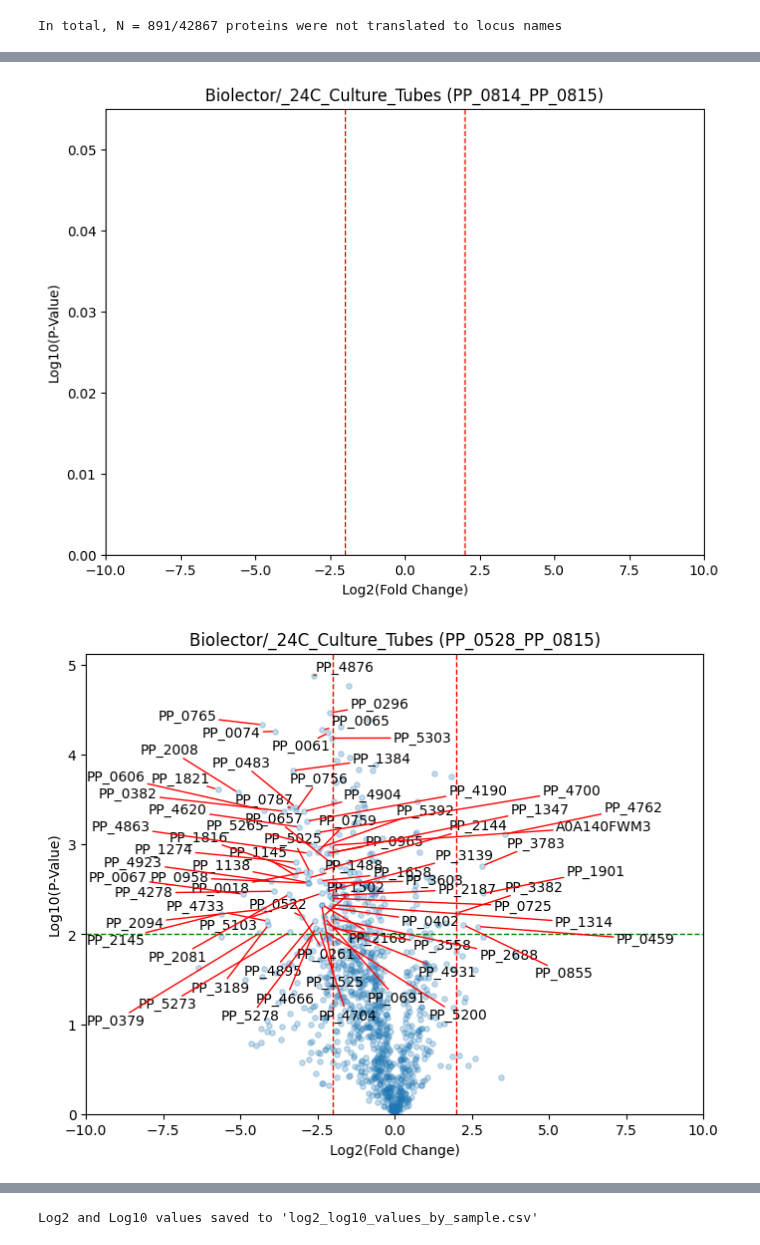
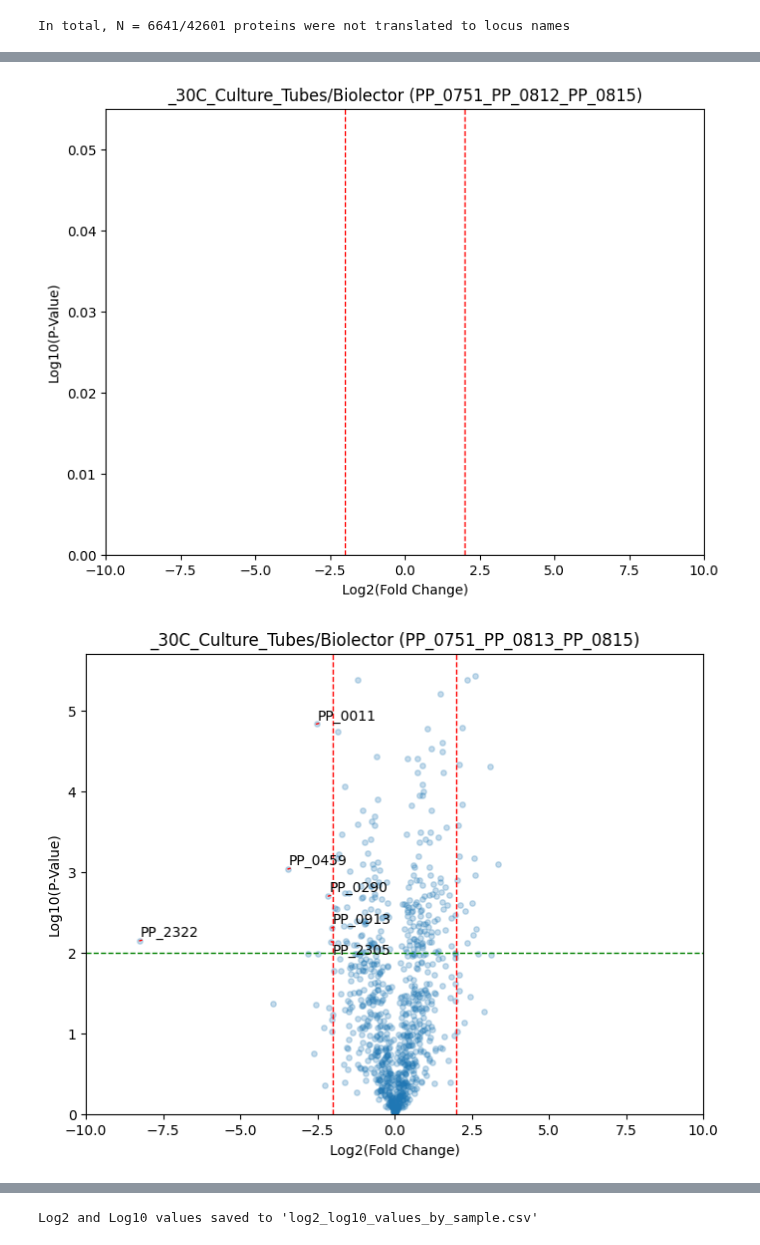
Before and after one commit to JBEI/Isoprenol_CRISPRi, a Jupyter notebook: 241212_CRISPRi_CTs/241212_CT_CRISPRi_Volcanos.ipynb, the cells around one changed output, grey strips where cells are left out. Cells and saved outputs as stored; diff of their text form; code cells hidden in the pictures.

```diff
--- a/241212_CRISPRi_CTs/241212_CT_CRISPRi_Volcanos.ipynb
+++ b/241212_CRISPRi_CTs/241212_CT_CRISPRi_Volcanos.ipynb
@@ -6,63 +6,63 @@ import numpy as np
 import matplotlib.pyplot as plt
 from scipy.stats import ttest_ind
 from adjustText import adjust_text
-
+#_filter=0.005
 # Load the data files
-_24C_Culture_Tubes = pd.read_csv('241212_24C.csv')  # Replace with your actual file names
-Biolector = pd.read_csv('241212_Biolector_PCK_pooledcontrols.csv')
+_30C_Culture_Tubes = pd.read_csv('241212_30C_filter.csv')  # Replace with your actual file names
+Biolector = pd.read_csv('241212_Biolector_PCK_pooledcontrols_filter.csv')
 name_df = pd.read_csv('proteomics_id_translator_240305.csv')  # Assuming a file with 'original' and 'locus' columns
-# %%
-# Step 1: Translate Protein.Group names to locus
-translator_dict = {}
-nontranslated = 0
-for orig_label in _24C_Culture_Tubes['Protein.Group']:
-    matching_idx = name_df['original'].str.contains(orig_label, regex=False)
-    if sum(matching_idx) == 1:
-        translator_dict[orig_label] = name_df.loc[matching_idx, 'locus'].values[0]
-    else:
-        translator_dict[orig_label] = orig_label  # Keep the original name if no match
-        nontranslated += 1
-print(f"In total, N = {nontranslated}/{len(_24C_Culture_Tubes['Protein.Group'])} proteins were not translated to locus names")
-
-# Apply the translation to both files
-_24C_Culture_Tubes['Protein.Group'] = _24C_Culture_Tubes['Protein.Group'].map(translator_dict)
-Biolector['Protein.Group'] = Biolector['Protein.Group'].map(translator_dict)
-# %% [output]
-In total, N = 891/42867 proteins were not translated to locus names
+# %%
+# Step 1: Translate Protein.Group names to locus
+translator_dict = {}
+nontranslated = 0
+for orig_label in _30C_Culture_Tubes['Protein.Group']:
+    matching_idx = name_df['original'].str.contains(orig_label, regex=False)
+    if sum(matching_idx) == 1:
+        translator_dict[orig_label] = name_df.loc[matching_idx, 'locus'].values[0]
+    else:
+        translator_dict[orig_label] = orig_label
+        nontranslated += 1
+print(f"In total, N = {nontranslated}/{len(_30C_Culture_Tubes['Protein.Group'])} proteins were not translated to locus names")
+
+# Apply the translation to both files
+_30C_Culture_Tubes['Protein.Group'] = _30C_Culture_Tubes['Protein.Group'].map(translator_dict)
+Biolector['Protein.Group'] = Biolector['Protein.Group'].map(translator_dict)
+# %% [output]
+In total, N = 6641/42601 proteins were not translated to locus names
 # %%
 # Initialize a DataFrame to store log2 and log10 values for all samples
 log2_log10_results = pd.DataFrame()
 
 # Step 2: Loop over unique sample names
-sample_names = _24C_Culture_Tubes['Sample'].unique()
+sample_names = Biolector['Sample'].unique()
 
 for sample in sample_names:
     # Filter data for the current sample
-    _24C_Culture_Tubes_sample = _24C_Culture_Tubes[_24C_Culture_Tubes['Sample'] == sample]
     Biolector_sample = Biolector[Biolector['Sample'] == sample]
+    _30C_Culture_Tubes_sample = _30C_Culture_Tubes[_30C_Culture_Tubes['Sample'] == sample]
 
     # Step 3: Compute mean %_of protein_abundance_Top3-method for each protein
-    _24C_Culture_Tubes_mean = _24C_Culture_Tubes_sample.groupby('Protein.Group')['%_of protein_abundance_Top3-method'].mean().reset_index()
     Biolector_mean = Biolector_sample.groupby('Protein.Group')['%_of protein_abundance_Top3-method'].mean().reset_index()
+    _30C_Culture_Tubes_mean = _30C_Culture_Tubes_sample.groupby('Protein.Group')['%_of protein_abundance_Top3-method'].mean().reset_index()
 
     # Rename columns for clarity
-    _24C_Culture_Tubes_mean.rename(columns={'%_of protein_abundance_Top3-method': '_24C_Culture_Tubes_abundance'}, inplace=True)
     Biolector_mean.rename(columns={'%_of protein_abundance_Top3-method': 'Biolector_abundance'}, inplace=True)
+    _30C_Culture_Tubes_mean.rename(columns={'%_of protein_abundance_Top3-method': '_30C_Culture_Tubes_abundance'}, inplace=True)
 
     # Step 4: Merge the data on Protein.Group
-    merged_data = pd.merge(_24C_Culture_Tubes_mean, Biolector_mean, on='Protein.Group', how='outer')  # Ensure all proteins are included
+    merged_data = pd.merge(Biolector_mean, _30C_Culture_Tubes_mean, on='Protein.Group', how='outer')  # Ensure all proteins are included
 
     # Step 5: Calculate log2 fold change (fill missing values with NaN)
-    merged_data['log2_change'] = np.log2(merged_data['Biolector_abundance'] / merged_data['_24C_Culture_Tubes_abundance'])
+    merged_data['log2_change'] = np.log2(merged_data['_30C_Culture_Tubes_abundance'] / merged_data['Biolector_abundance'])
 
     # Step 6: Compute p-values (assume replicates data exists for actual p-value calculation)
-    _24C_Culture_Tubes_reps = _24C_Culture_Tubes_sample[['Protein.Group', '%_of protein_abundance_Top3-method']]
     Biolector_reps = Biolector_sample[['Protein.Group', '%_of protein_abundance_Top3-method']]
+    _30C_Culture_Tubes_reps = _30C_Culture_Tubes_sample[['Protein.Group', '%_of protein_abundance_Top3-method']]
 
     p_values = []
     for protein in merged_data['Protein.Group']:
-        group1 = _24C_Culture_Tubes_reps[_24C_Culture_Tubes_reps['Protein.Group'] == protein]['%_of protein_abundance_Top3-method']
-        group2 = Biolector_reps[Biolector_reps['Protein.Group'] == protein]['%_of protein_abundance_Top3-method']
+        group1 = Biolector_reps[Biolector_reps['Protein.Group'] == protein]['%_of protein_abundance_Top3-method']
+        group2 = _30C_Culture_Tubes_reps[_30C_Culture_Tubes_reps['Protein.Group'] == protein]['%_of protein_abundance_Top3-method']
         if not group1.empty and not group2.empty:
             _, p_val = ttest_ind(group1, group2, equal_var=False)
         else:
@@ -98,7 +98,7 @@ for sample in sample_names:
 
     plt.figure(figsize=(8, 6))
     plt.scatter(fold_change, p_values, s=15, alpha=0.25)  # Adjust marker size and transparency as needed
-    plt.title(f"Biolector/_24C_Culture_Tubes ({sample})")  # Title reflects the sample name
+    plt.title(f"_30C_Culture_Tubes/Biolector ({sample})")  # Title reflects the sample name
     plt.xlabel("Log2(Fold Change)")
     plt.ylabel("Log10(P-Value)")
     plt.grid(False)
@@ -114,7 +114,7 @@ for sample in sample_names:
     texts = []
     labels = merged_data['Protein.Group']  # Use translated locus names for annotation
     for i, label in enumerate(labels):
-        if (fold_change[i] > log_sig_thresh or fold_change[i] < -log_sig_thresh) and p_values[i] > -np.log10(0.01):  # Modify conditions as necessary
+        if fold_change[i] < -log_sig_thresh and p_values[i] > -np.log10(0.01):  # Modify conditions as necessary
             text = plt.text(fold_change[i], p_values[i], label, fontsize=10)
             texts.append(text)
 
@@ -138,2 +138,2 @@ print("Log2 and Log10 values saved to 'log2_log10_values_by_sample.csv'")
-[figure, old version]
+[figure, new version]
-[figure, old version]
+[figure, new version]
```
Also changed, not shown: parts of 2 cells of this notebook, 13 other files.
